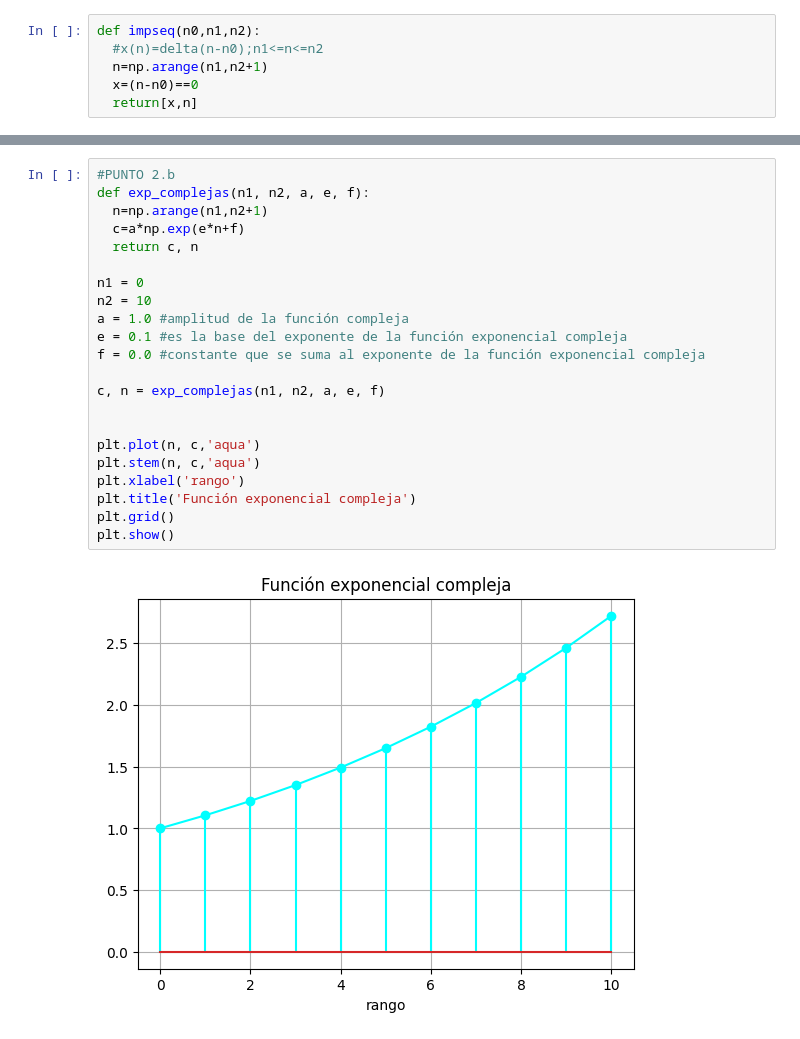
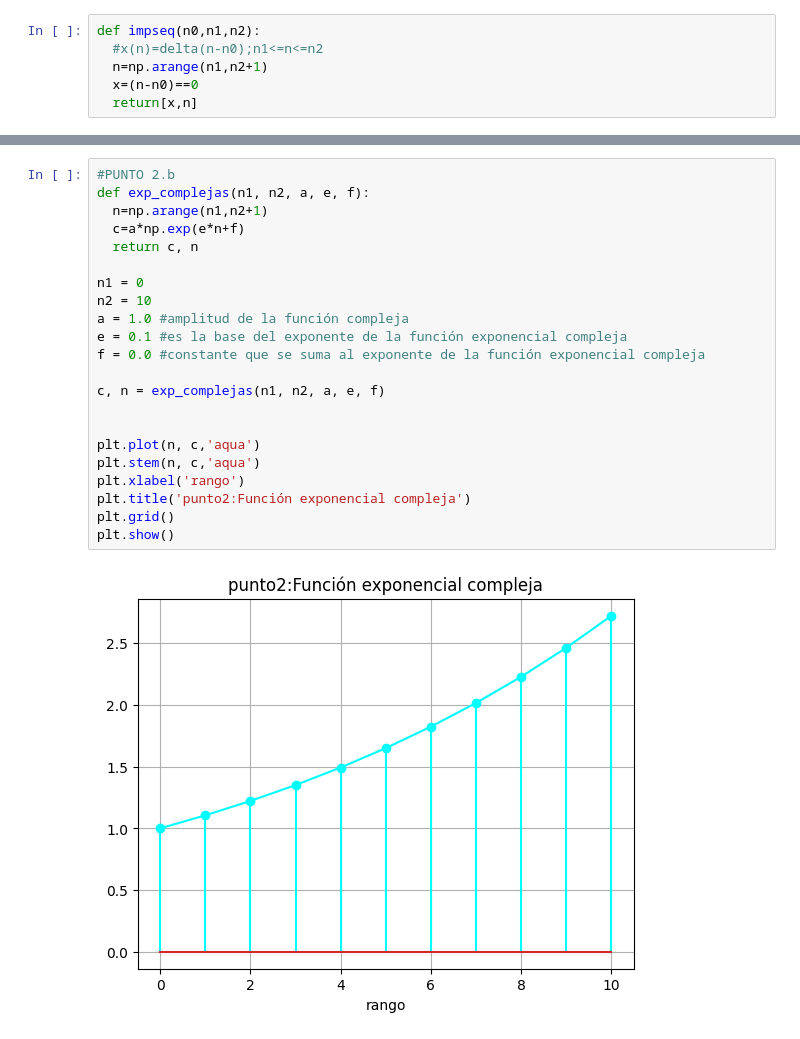
Before and after one commit to Melissa-cv/Informe1_biose-ales, a Jupyter notebook: practica2.ipynb, the cells around one changed output, grey strips where cells are left out. Drawn from its saved outputs; the diff is of its cells as text.

```diff
--- a/practica2.ipynb
+++ b/practica2.ipynb
@@ -75,27 +75,27 @@ plt.show()
 # %%
 #PUNTO 2.b
 def exp_complejas(n1, n2, a, e, f):
   n=np.arange(n1,n2+1)
   c=a*np.exp(e*n+f)
   return c, n
 
 n1 = 0
 n2 = 10
 a = 1.0 #amplitud de la función compleja
 e = 0.1 #es la base del exponente de la función exponencial compleja
 f = 0.0 #constante que se suma al exponente de la función exponencial compleja
 
 c, n = exp_complejas(n1, n2, a, e, f)
 
 
 plt.plot(n, c,'aqua')
 plt.stem(n, c,'aqua')
 plt.xlabel('rango')
-plt.title('Función exponencial compleja')
+plt.title('punto2:Función exponencial compleja')
 plt.grid()
 plt.show()
 # %% [output]
-[figure, old version]
+[figure, new version]
 # %%
 #PUNTO 3.a
 def secuenciadelta_n():
```
Also changed, not shown: parts of 10 cells of this notebook.
